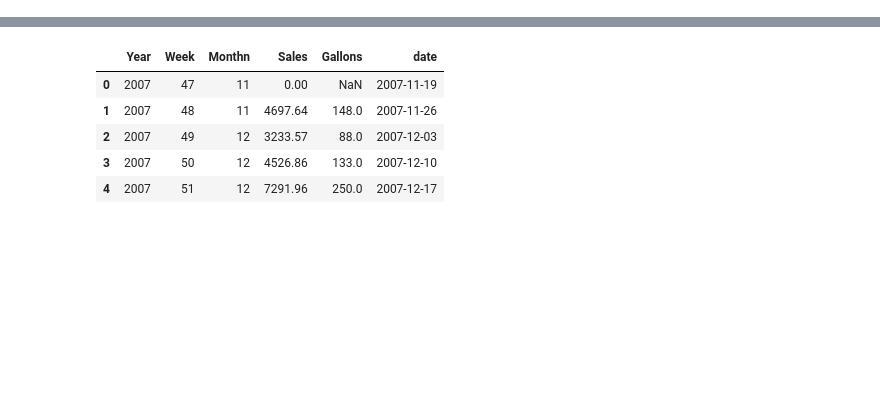
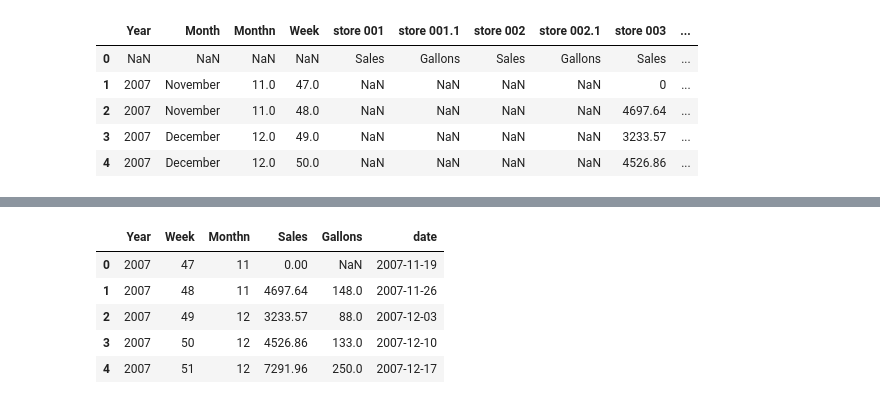
Before and after one commit to srhill12/project-2-group-3, a Jupyter notebook: terry_wip.ipynb, the cells around one changed output, grey strips where cells are left out. Drawn from its saved outputs; the diff is of its cells as text; code cells hidden in the pictures; blank space fills up the shorter version.

```diff
--- a/terry_wip.ipynb
+++ b/terry_wip.ipynb
@@ -9,3 +9,13 @@ from bokeh.plotting import figure, show
 from bokeh.io import output_notebook
 from bokeh.models import ColumnDataSource
 from prophet import Prophet
+# %%
+all_data = pd.read_excel('data/allStores_2007toPresent_final.xls')
+all_data.head()
+# %% [output]
+|  | Year | Month | Monthn | Week | store 001 | store 001.1 | store 002 | store 002.1 | store 003 | ... |
+| 0 | NaN | NaN | NaN | NaN | Sales | Gallons | Sales | Gallons | Sales | ... |
+| 1 | 2007 | November | 11.0 | 47.0 | NaN | NaN | NaN | NaN | 0 | ... |
+| 2 | 2007 | November | 11.0 | 48.0 | NaN | NaN | NaN | NaN | 4697.64 | ... |
+| 3 | 2007 | December | 12.0 | 49.0 | NaN | NaN | NaN | NaN | 3233.57 | ... |
+| 4 | 2007 | December | 12.0 | 50.0 | NaN | NaN | NaN | NaN | 4526.86 | ... |
```
Also changed, not shown: parts of 18 cells of this notebook, 15 other files.
